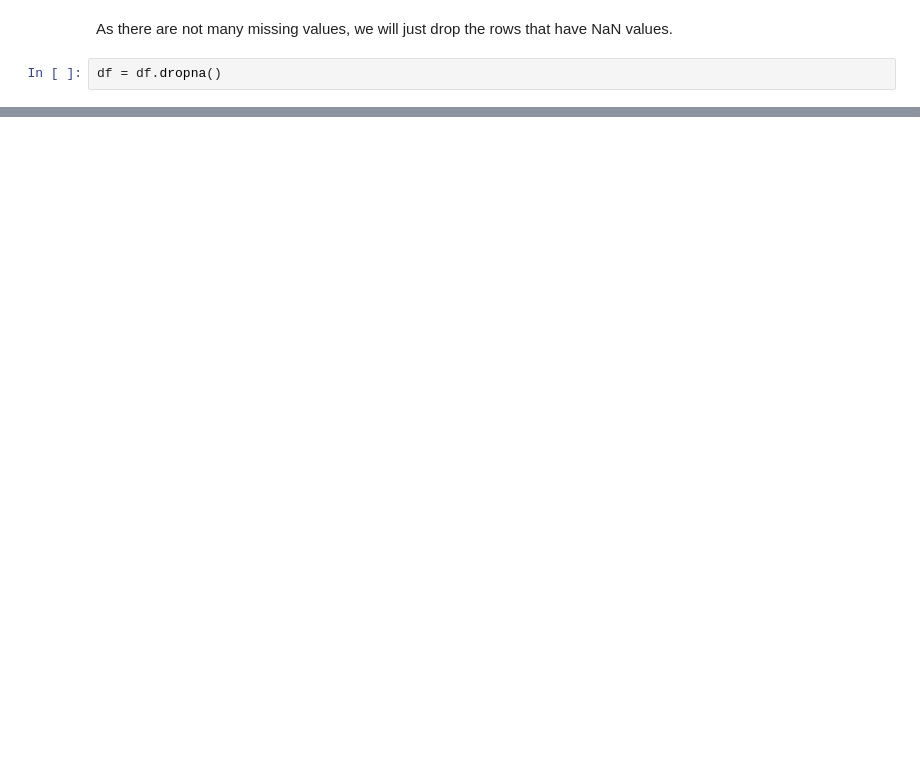
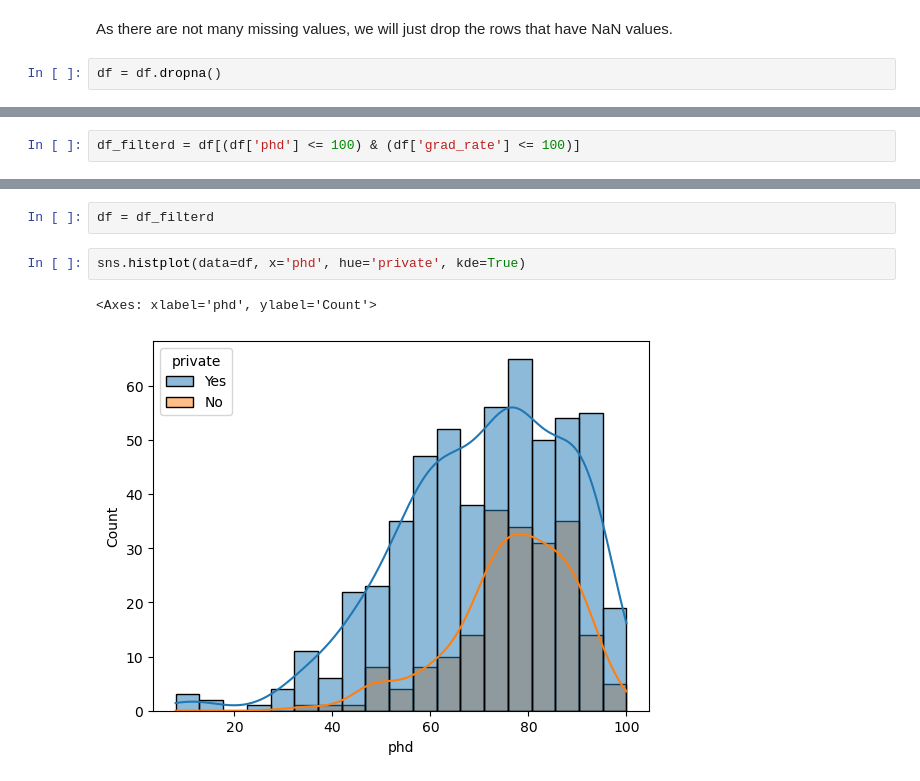
Before and after one commit to danielphilip12/College-Admissions, a Jupyter notebook: EDA.ipynb, the cells around one changed output, grey strips where cells are left out. Cells and saved outputs as stored; diff of their text form; blank space fills up the shorter version.

```diff
--- a/EDA.ipynb
+++ b/EDA.ipynb
@@ -188,0 +205,2 @@ sns.boxplot(data=df, x='PhD', hue='Private')
+# %%
+df_filterd = df[(df['phd'] <= 100) & (df['grad_rate'] <= 100)]
@@ -188,0 +215,7 @@ sns.boxplot(data=df, x='PhD', hue='Private')
+# %%
+df = df_filterd
+# %%
+sns.histplot(data=df, x='phd', hue='private', kde=True)
+# %% [output]
+<Axes: xlabel='phd', ylabel='Count'>
+[figure, added]
```
Also changed, not shown: parts of 35 cells of this notebook, 6 other files.
